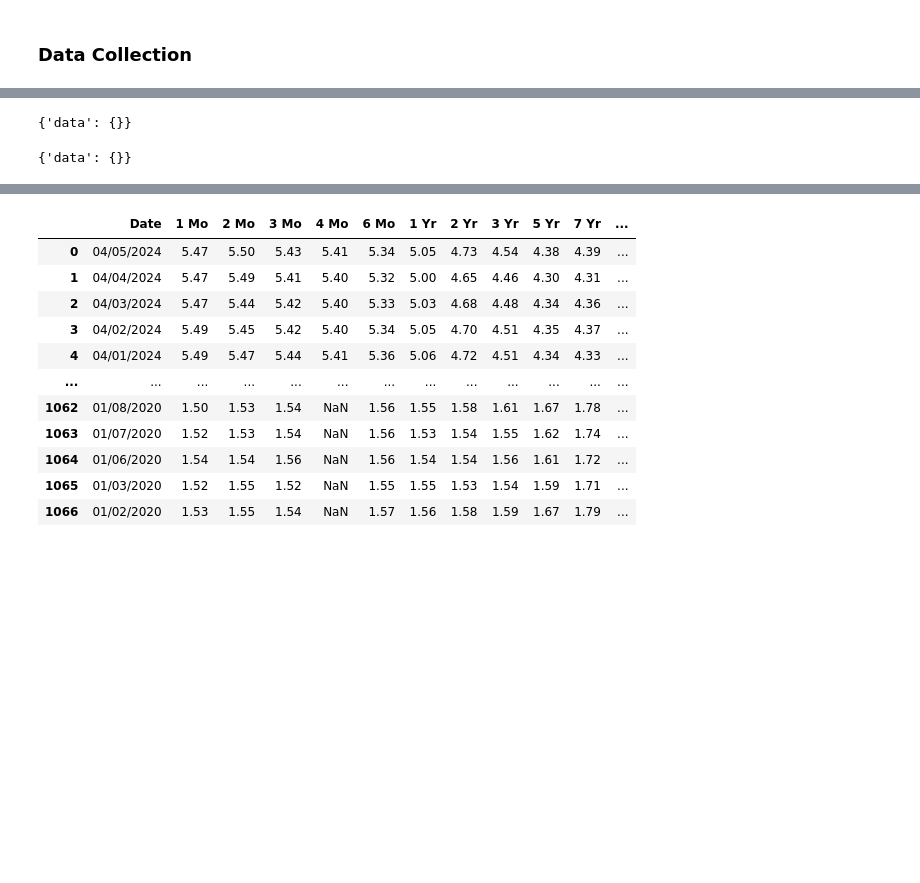
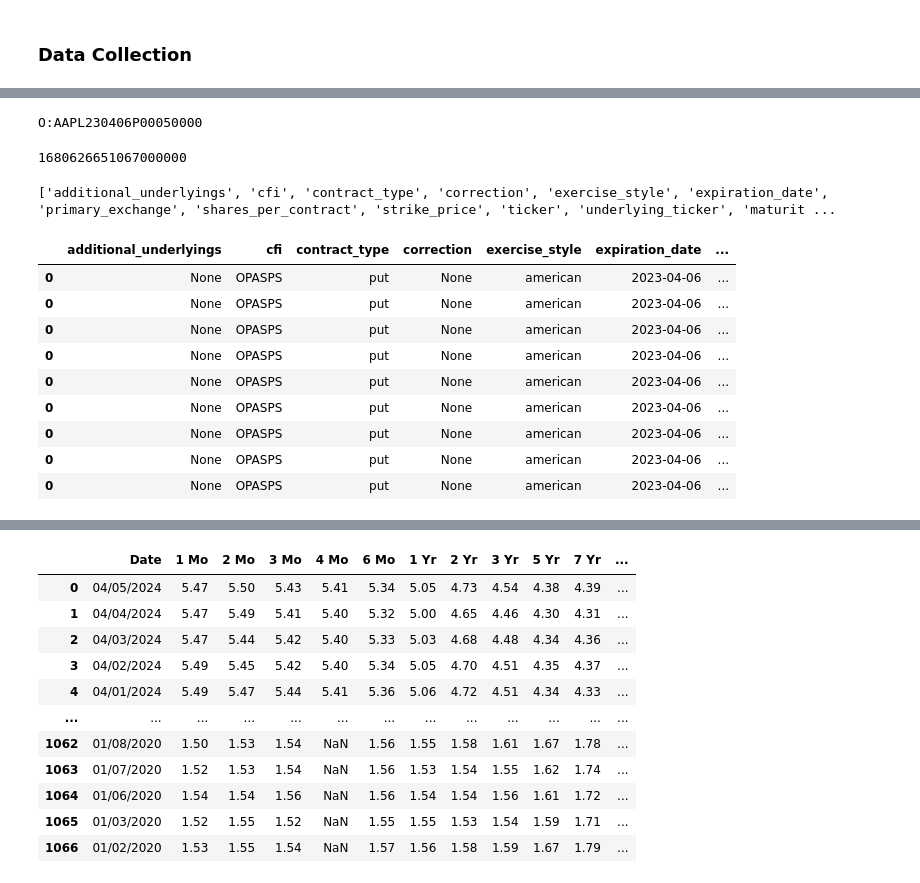
Before and after one commit to DS-Brownion/guidelight, a Jupyter notebook: inference/training.ipynb, the cells around one changed output, grey strips where cells are left out. Drawn from its saved outputs; the diff is of its cells as text; code cells hidden in the pictures; blank space fills up the shorter version.

```diff
--- a/inference/training.ipynb
+++ b/inference/training.ipynb
@@ -57,16 +20,34 @@ df = df.drop(columns=["additional_underlyings", "correction"])
-# %%
-yield_rates = pd.read_csv("five-year-rates.csv")
-aapl_tickers = list(df['ticker'])
-aapl_tickers = [str(ticker[2:]) for ticker in aapl_tickers]
-
-
-
-tickers_req = OptionBarsRequest(symbol_or_symbols=aapl_tickers, start=datetime(2023, 4, 4),end=datetime(2023, 4, 11),  timeframe=TimeFrame.Day)
-alphaca_client.get_option_bars(tickers_req)
-# %% [output]
-{'data': {}}
-# %%
-req_params2 = OptionTradesRequest(symbol_or_symbols=aapl_tickers, start=datetime(2021, 3, 2), end=datetime(2021, 3, 9), timeframe=TimeFrame.Day)
-alphaca_client.get_option_trades(req_params2)
-# %% [output]
-{'data': {}}
+# %%
+print(option_contracts[0].ticker)
+
+list(client.list_trades(option_contracts[0].ticker, timestamp="2023-04-04"))[0].participant_timestamp
+# %% [output]
+O:AAPL230406P00050000
+1680626651067000000
+# %%
+colnames = list(option_contracts[0].__dict__.keys())
+cols = colnames.copy()
+colnames.extend(["maturity"])
+print(colnames)
+df = pd.DataFrame(columns=colnames)
+for contract in option_contracts[:20]:
+	trades = list(client.list_trades(contract.ticker, timestamp="2023-03-27"))
+	if len(trades) > 0:
+		last_trade_time = datetime.utcfromtimestamp(trades[0].participant_timestamp / 1000000000)
+		a = pd.DataFrame([contract.__dict__.values()], columns=cols)
+		a['maturity'] = (datetime.strptime(contract.expiration_date, "%Y-%m-%d") - datetime.strptime("2023-03-27", "%Y-%m-%d")).days / 365
+		df = pd.concat([df, a])
+
+df.to_csv("option_2023-03-27.csv")
+# %% [output]
+['additional_underlyings', 'cfi', 'contract_type', 'correction', 'exercise_style', 'expiration_date', 'primary_exchange', 'shares_per_contract', 'strike_price', 'ticker', 'underlying_ticker', 'maturit ...
+|  | additional_underlyings | cfi | contract_type | correction | exercise_style | expiration_date | ... |
+| 0 | None | OPASPS | put | None | american | 2023-04-06 | ... |
+| 0 | None | OPASPS | put | None | american | 2023-04-06 | ... |
+| 0 | None | OPASPS | put | None | american | 2023-04-06 | ... |
+| 0 | None | OPASPS | put | None | american | 2023-04-06 | ... |
+| 0 | None | OPASPS | put | None | american | 2023-04-06 | ... |
+| 0 | None | OPASPS | put | None | american | 2023-04-06 | ... |
+| 0 | None | OPASPS | put | None | american | 2023-04-06 | ... |
+| 0 | None | OPASPS | put | None | american | 2023-04-06 | ... |
+| 0 | None | OPASPS | put | None | american | 2023-04-06 | ... |
```
Also changed, not shown: parts of 9 cells of this notebook.
